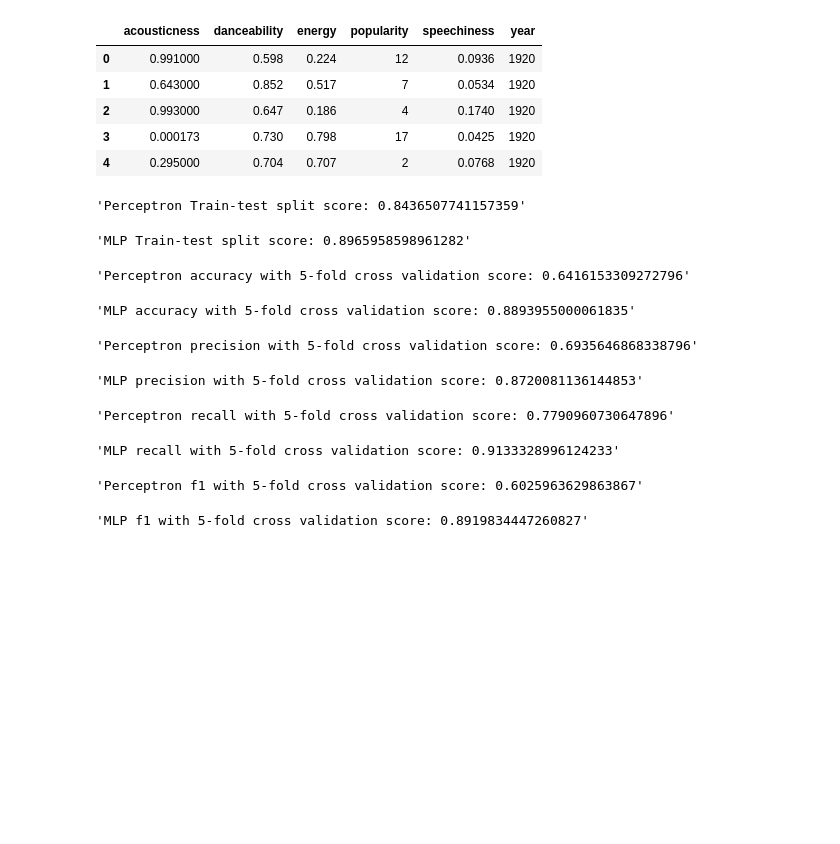
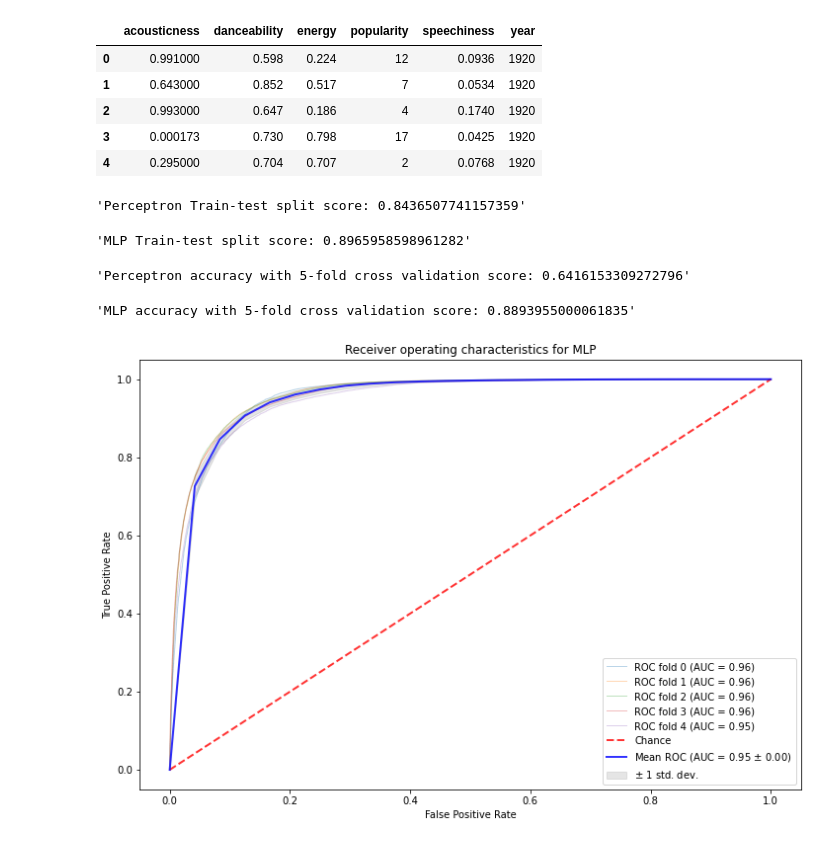
Before and after one commit to tannerskluz/SpotifyClassifier, a Jupyter notebook: perceptron.ipynb, the cells around one changed output. Drawn from its saved outputs; the diff is of its cells as text; code cells hidden in the pictures; blank space fills up the shorter version.

Commit message:
Added ROC curve

```diff
--- a/perceptron.ipynb
+++ b/perceptron.ipynb
@@ -43,7 +44,7 @@ X_test = scaler.transform(X_test)
 clf.fit(X_train, y_train)
 display("Perceptron Train-test split score: " + str(clf.score(X_test, y_test)))
 
-clf_mlp.fit(X_train, y_train)
+mlp_score = clf_mlp.fit(X_train, y_train)
 display("MLP Train-test split score: " + str(clf_mlp.score(X_test, y_test)))
 
 strat_k_fold = StratifiedKFold(n_splits=5)
@@ -52,29 +53,48 @@ score = cross_val_score(clf, X_res, y_res, cv=strat_k_fold, scoring='accuracy').
 display("Perceptron accuracy with 5-fold cross validation score: " + str(score))
 score = cross_val_score(clf_mlp, X_res, y_res, cv=strat_k_fold, scoring='accuracy').mean()
 display("MLP accuracy with 5-fold cross validation score: " + str(score))
-
-score = cross_val_score(clf, X_res, y_res, cv=strat_k_fold, scoring='precision').mean()
-display("Perceptron precision with 5-fold cross validation score: " + str(score))
-score = cross_val_score(clf_mlp, X_res, y_res, cv=strat_k_fold, scoring='precision').mean()
-display("MLP precision with 5-fold cross validation score: " + str(score))
-
-score = cross_val_score(clf, X_res, y_res, cv=strat_k_fold, scoring='recall').mean()
-display("Perceptron recall with 5-fold cross validation score: " + str(score))
-score = cross_val_score(clf_mlp, X_res, y_res, cv=strat_k_fold, scoring='recall').mean()
-display("MLP recall with 5-fold cross validation score: " + str(score))
-
-score = cross_val_score(clf, X_res, y_res, cv=strat_k_fold, scoring='f1').mean()
-display("Perceptron f1 with 5-fold cross validation score: " + str(score))
-score = cross_val_score(clf_mlp, X_res, y_res, cv=strat_k_fold, scoring='f1').mean()
-display("MLP f1 with 5-fold cross validation score: " + str(score))
 # %% [output]
 'Perceptron Train-test split score: 0.8436507741157359'
 'MLP Train-test split score: 0.8965958598961282'
 'Perceptron accuracy with 5-fold cross validation score: 0.6416153309272796'
 'MLP accuracy with 5-fold cross validation score: 0.8893955000061835'
-'Perceptron precision with 5-fold cross validation score: 0.6935646868338796'
-'MLP precision with 5-fold cross validation score: 0.8720081136144853'
-'Perceptron recall with 5-fold cross validation score: 0.7790960730647896'
-'MLP recall with 5-fold cross validation score: 0.9133328996124233'
-'Perceptron f1 with 5-fold cross validation score: 0.6025963629863867'
-'MLP f1 with 5-fold cross validation score: 0.8919834447260827'
+# %%
+tprs = []
+aucs = []
+mean_fpr = np.linspace(0, 1, 25)
+
+fig, ax = plt.subplots()
+fig.set_size_inches(12, 8)
+for i, (train, test) in enumerate(strat_k_fold.split(X_res, y_res)):
+    clf_mlp.fit(X_res.iloc[train], y_res.iloc[train])
+    viz = plot_roc_curve(clf_mlp, X_res.iloc[test], y_res.iloc[test],
+                         name='ROC fold {}'.format(i),
+                         alpha=0.3, lw=1, ax=ax)
+    interp_tpr = np.interp(mean_fpr, viz.fpr, viz.tpr)
+    interp_tpr[0] = 0.0
+    tprs.append(interp_tpr)
+    aucs.append(viz.roc_auc)
+
+ax.plot([0, 1], [0, 1], linestyle='--', lw=2, color='r',
+        label='Chance', alpha=.8)
+
+mean_tpr = np.mean(tprs, axis=0)
+mean_tpr[-1] = 1.0
+mean_auc = auc(mean_fpr, mean_tpr)
+std_auc = np.std(aucs)
+ax.plot(mean_fpr, mean_tpr, color='b',
+        label=r'Mean ROC (AUC = %0.2f $\pm$ %0.2f)' % (mean_auc, std_auc),
+        lw=2, alpha=.8)
+
+std_tpr = np.std(tprs, axis=0)
+tprs_upper = np.minimum(mean_tpr + std_tpr, 1)
+tprs_lower = np.maximum(mean_tpr - std_tpr, 0)
+ax.fill_between(mean_fpr, tprs_lower, tprs_upper, color='grey', alpha=.2,
+                label=r'$\pm$ 1 std. dev.')
+
+ax.set(xlim=[-0.05, 1.05], ylim=[-0.05, 1.05],
+       title="Receiver operating characteristics for MLP")
+ax.legend(loc="lower right")
+plt.show()
+# %% [output]
+[figure, added]
```
Also changed, not shown: parts of 1 cell of this notebook.
